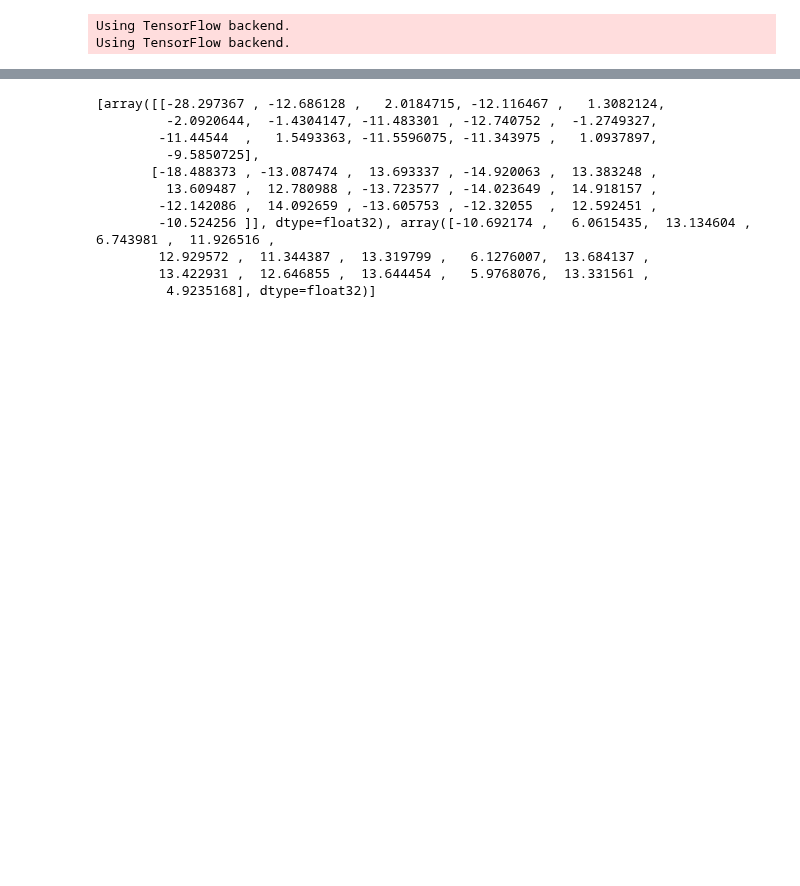
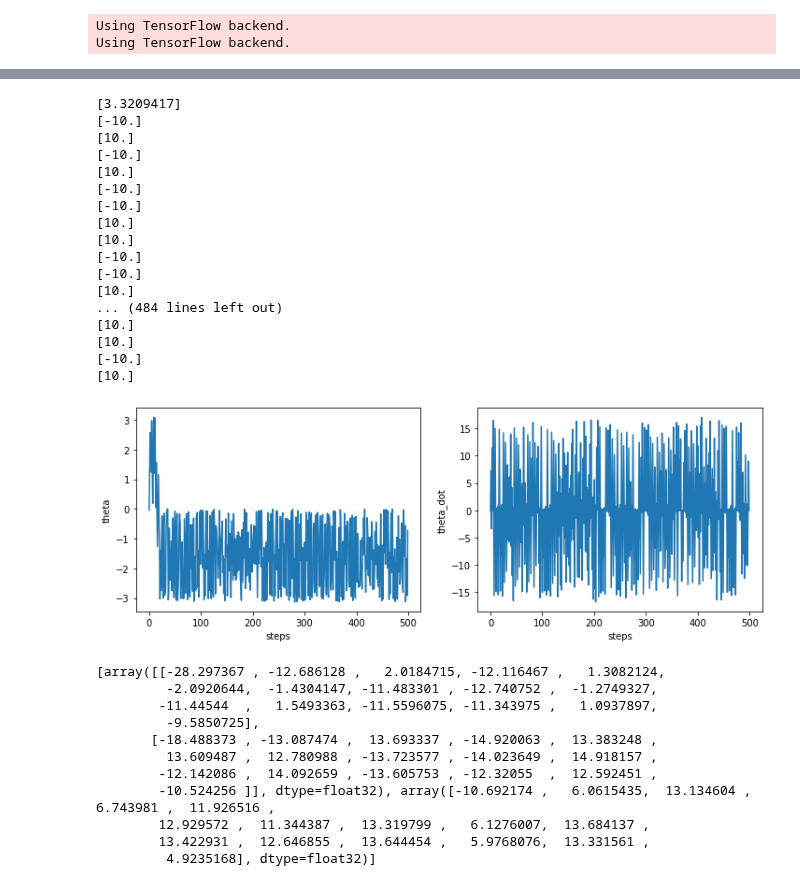
Before and after one commit to ibuki1024/eventDDPG, a Jupyter notebook: notebook/self_trigger/sample_value_system.ipynb, the cells around one changed output, grey strips where cells are left out. Drawn from its saved outputs; the diff is of its cells as text; code cells hidden in the pictures; blank space fills up the shorter version.

```diff
--- a/notebook/self_trigger/sample_value_system.ipynb
+++ b/notebook/self_trigger/sample_value_system.ipynb
@@ -174,3 +128,58 @@ plt.show()
+# %%
+from rl2.barrier_certificate import u_cbf
+
+def rad_clip(th):
+    r = abs(th)
+    while r > np.pi:
+        r -= np.pi
+    th = np.sign(th) * r
+    return th
+
+env.reset()
+states = []
+tau = 0.5
+action_repetition = int(np.ceil(200 * tau))  # minimum natural number which makes `dt` smaller than 0.005
+dt = tau / action_repetition
+
+for i in range(500):
+    x = env.state
+    states.append([rad_clip(x[0]), x[1]])
+    a_agent = a.forward(x)
+    action = u_cbf(x, a_agent[0])
+    print(action)
+    for p in range(action_repetition):
+        _,_,_,_ = env.step(action, dt, tau)
+states = np.array(states)
+
+plt.figure(figsize=(12,4))
+plt.subplot(1,2,1)
+plt.xlabel('steps')
+plt.ylabel('theta')
+plt.plot(range(states.shape[0]), states[:,0])
+plt.subplot(1,2,2)
+plt.xlabel('steps')
+plt.ylabel('theta_dot')
+plt.plot(range(states.shape[0]), states[:,1])
+plt.show()
+# %% [output]
+[3.3209417]
+[-10.]
+[10.]
+[-10.]
+[10.]
+[-10.]
+[-10.]
+[10.]
+[10.]
+[-10.]
+[-10.]
+[10.]
+... (484 lines left out)
+[10.]
+[10.]
+[-10.]
+[10.]
+[figure, added]
 # %%
 print(a.layers[2].get_weights())
 # LQRの重みだけ大きすぎて、他の重みが同じような計算しかしなくなってる
```
Also changed, not shown: parts of 11 cells of this notebook, 20 other files.
